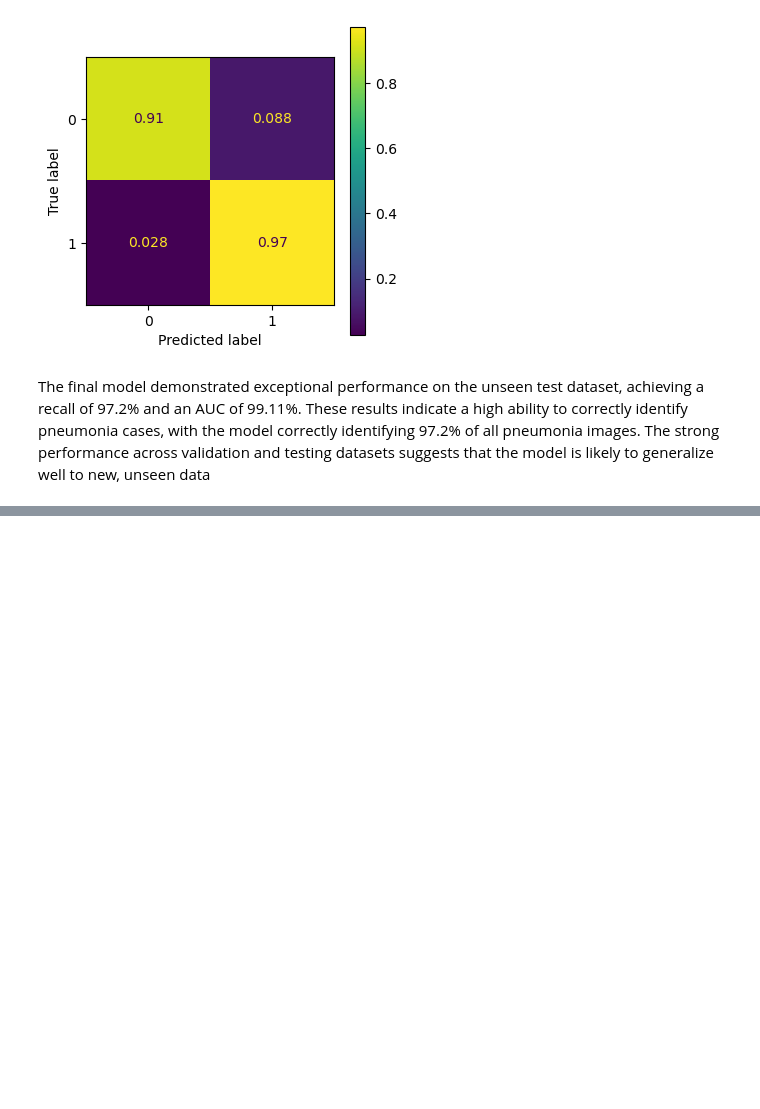
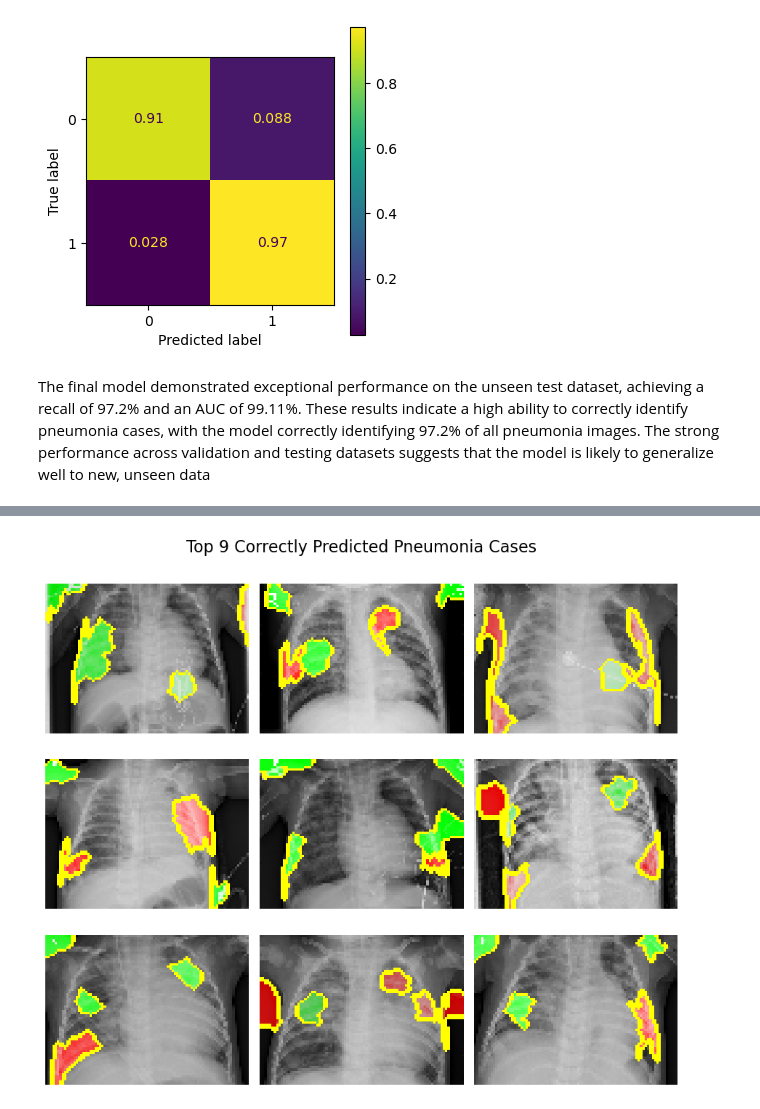
Before and after one commit to rlodetti/image_classification_project, a Jupyter notebook: image_classification_project.ipynb, the cells around one changed output, grey strips where cells are left out. Drawn from its saved outputs; the diff is of its cells as text; code cells hidden in the pictures; blank space fills up the shorter version.

```diff
--- a/image_classification_project.ipynb
+++ b/image_classification_project.ipynb
@@ -712,0 +717,5 @@ The final model demonstrated exceptional performance on the unseen test dataset,
+# %%
+# LIME visualization of the top 9 correctly predicted Pneumonia cases
+evaluation.LIME_viz(dropout_model, test_ds, type='TP')
+# %% [output]
+[figure, added]
```
Also changed, not shown: parts of 34 cells of this notebook, 17 other files.
